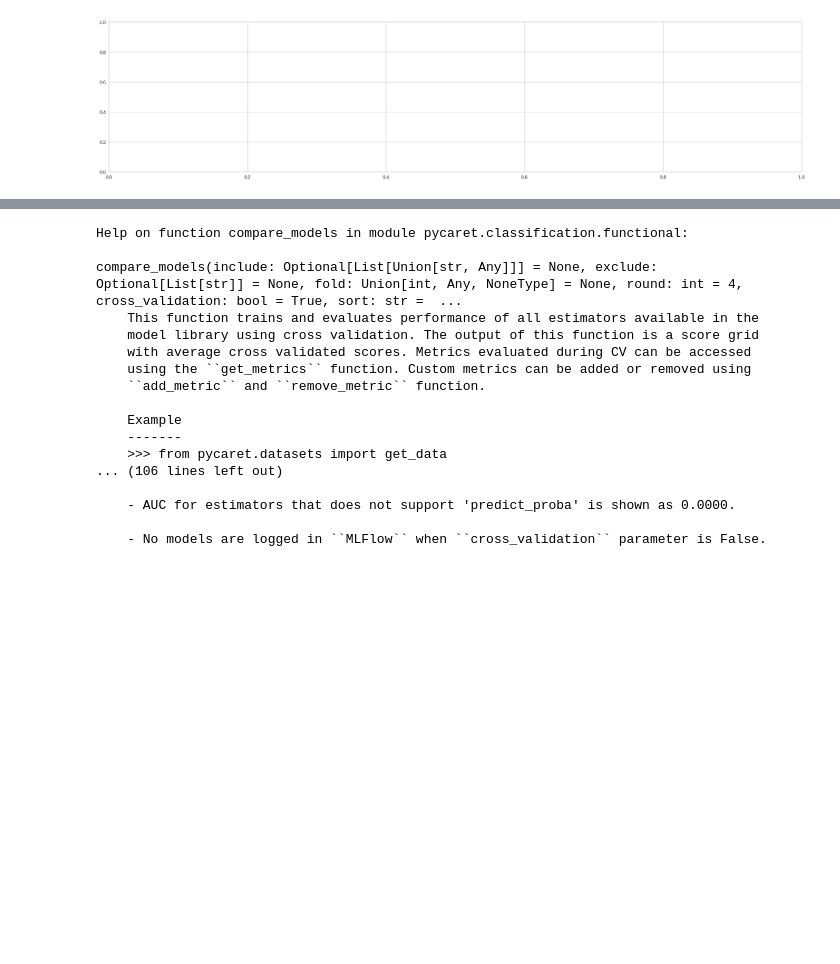
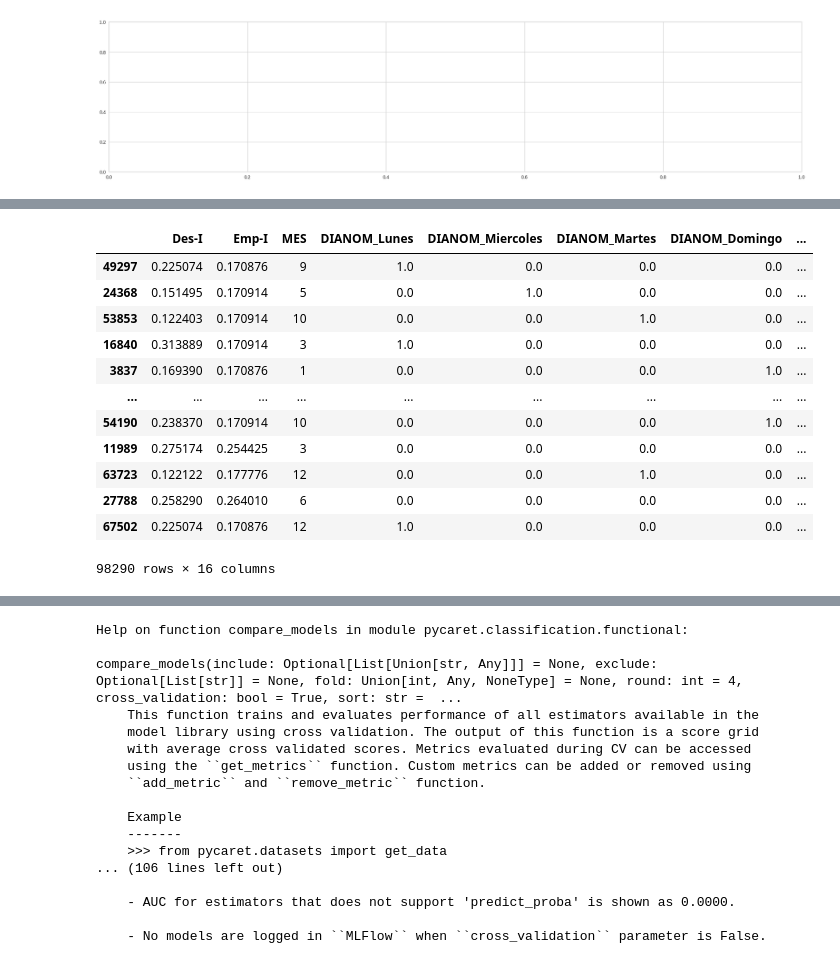
Before and after one commit to alexandergribenchenko/DS_LATAM_Test, a Jupyter notebook: LATAM_Model_Explorarions.ipynb, the cells around one changed output, grey strips where cells are left out. Cells and saved outputs as stored; diff of their text form; code cells hidden in the pictures; blank space fills up the shorter version.

```diff
--- a/LATAM_Model_Explorarions.ipynb
+++ b/LATAM_Model_Explorarions.ipynb
@@ -166,0 +185,16 @@ compare_models?
+# %%
+get_config('dataset_transformed')
+# %% [output]
+|  | Des-I | Emp-I | MES | DIANOM_Lunes | DIANOM_Miercoles | DIANOM_Martes | DIANOM_Domingo | ... |
+| 49297 | 0.225074 | 0.170876 | 9 | 1.0 | 0.0 | 0.0 | 0.0 | ... |
+| 24368 | 0.151495 | 0.170914 | 5 | 0.0 | 1.0 | 0.0 | 0.0 | ... |
+| 53853 | 0.122403 | 0.170914 | 10 | 0.0 | 0.0 | 1.0 | 0.0 | ... |
+| 16840 | 0.313889 | 0.170914 | 3 | 1.0 | 0.0 | 0.0 | 0.0 | ... |
+| 3837 | 0.169390 | 0.170876 | 1 | 0.0 | 0.0 | 0.0 | 1.0 | ... |
+| ... | ... | ... | ... | ... | ... | ... | ... | ... |
+| 54190 | 0.238370 | 0.170914 | 10 | 0.0 | 0.0 | 0.0 | 1.0 | ... |
+| 11989 | 0.275174 | 0.254425 | 3 | 0.0 | 0.0 | 0.0 | 0.0 | ... |
+| 63723 | 0.122122 | 0.177776 | 12 | 0.0 | 0.0 | 1.0 | 0.0 | ... |
+| 27788 | 0.258290 | 0.264010 | 6 | 0.0 | 0.0 | 0.0 | 0.0 | ... |
+| 67502 | 0.225074 | 0.170876 | 12 | 1.0 | 0.0 | 0.0 | 0.0 | ... |
+98290 rows × 16 columns
```
Also changed, not shown: parts of 7 cells of this notebook.
